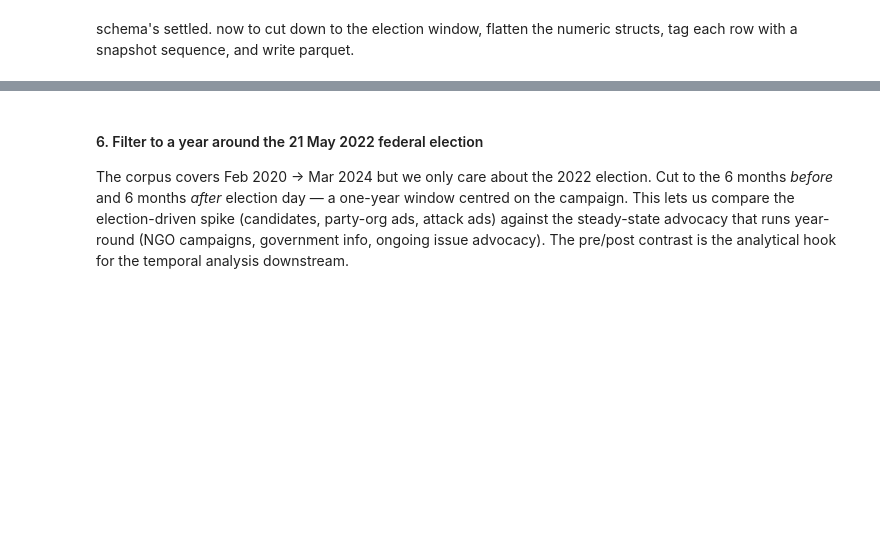
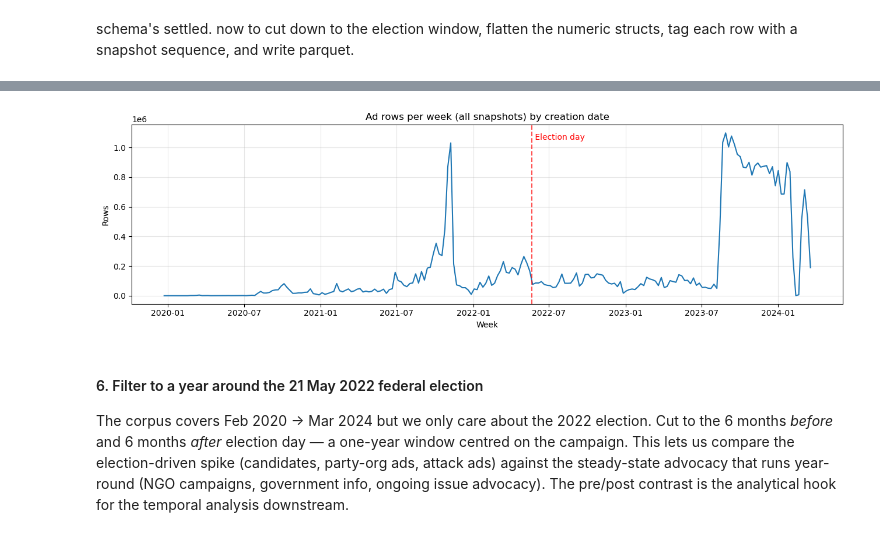
Before and after one commit to stuliveshere/FB_API, a Jupyter notebook: notebooks/01_data_loading.ipynb, the cells around one changed output, grey strips where cells are left out. Cells and saved outputs as stored; diff of their text form; code cells hidden in the pictures; blank space fills up the shorter version.

```diff
--- a/notebooks/01_data_loading.ipynb
+++ b/notebooks/01_data_loading.ipynb
@@ -337,3 +368,20 @@ schema's settled. now to cut down to the election window, flatten the numeric st
+# %%
+import matplotlib.pyplot as plt
+import pandas as pd
+
+fig, ax = plt.subplots(figsize=(13, 4))
+ax.plot(weekly['week'], weekly['count'], color='#1f77b4')
+ax.axvline(pd.Timestamp('2022-05-21'), linestyle='--', color='red', alpha=0.7)
+ax.text(pd.Timestamp('2022-05-23'), ax.get_ylim()[1] * 0.95, ' Election day',
+        color='red', va='top')
+ax.set_title('Ad rows per week (all snapshots) by creation date')
+ax.set_xlabel('Week')
+ax.set_ylabel('Rows')
+ax.grid(alpha=0.3)
+plt.tight_layout()
+plt.show()
+# %% [output]
+[figure, added]
 # %% [markdown]
 #### 6. Filter to a year around the 21 May 2022 federal election
 
```
Also changed, not shown: parts of 14 cells of this notebook, 3 other files.
